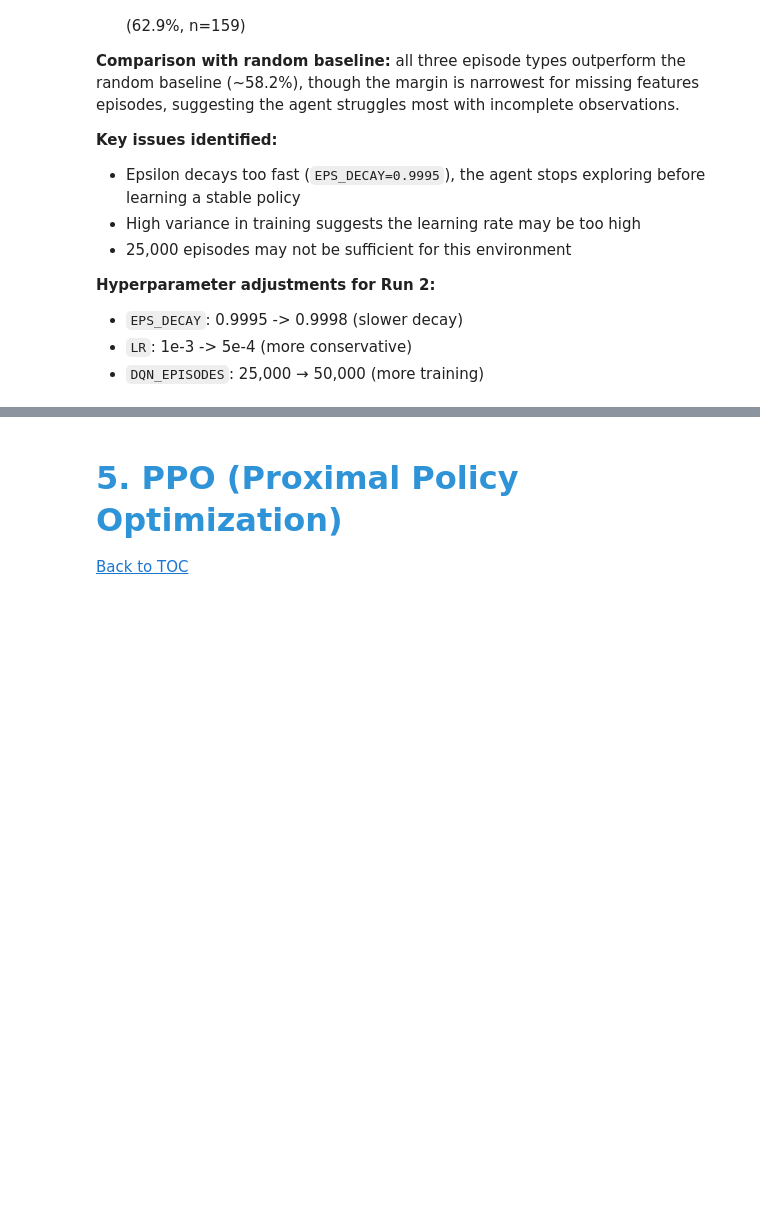
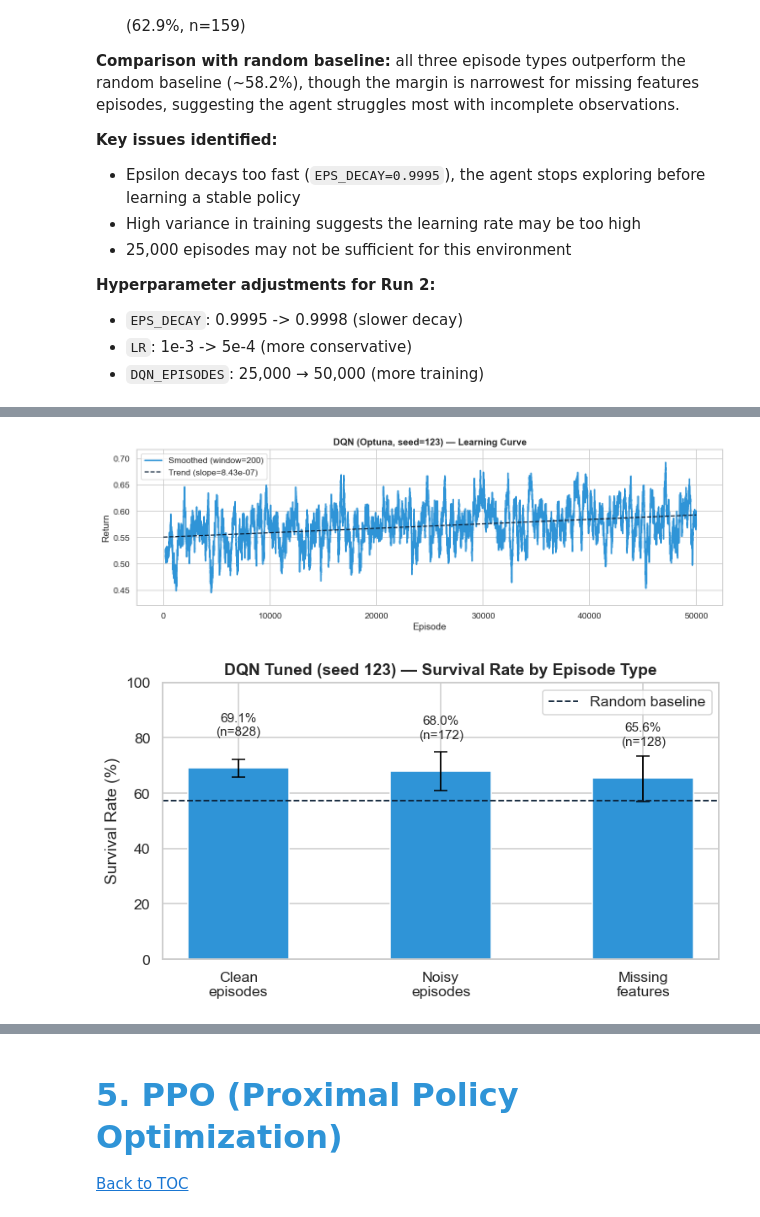
Before and after one commit to mariamiguel720/Reinforcement-Learning-Project-25-26, a Jupyter notebook: RL_Config_B - cópia.ipynb, the cells around one changed output, grey strips where cells are left out. Saved outputs shown, nothing was run; the diff lists cells and outputs as text; code cells hidden in the pictures; blank space fills up the shorter version.

```diff
--- a/RL_Config_B - cópia.ipynb
+++ b/RL_Config_B - cópia.ipynb
@@ -1044,0 +1238,19 @@ print(df_dqn.to_string())
+# %%
+# Final evaluation — select best seed and evaluate
+CHOSEN_SEED_DQN = 123
+print(f'Chosen seed: {CHOSEN_SEED_DQN}  (best_eval = {dqn_seed_results[CHOSEN_SEED_DQN]["best_eval"]:.4f})')
+
+# Load the best checkpoint for the chosen seed
+dqn_final = QNetwork().to(device)
+dqn_final.load_state_dict(
+    torch.load(f'{DQN_FINAL_DIR}/dqn_seed{CHOSEN_SEED_DQN}.pth', map_location=device)
+)
+dqn_final.eval()
+
+# Full evaluation (1000 episodes, broken down by episode type)
+dqn_tuned_eval = evaluate(
+    dqn_final, make_clinical_env, is_ppo=False,
+    label=f'DQN Tuned (seed {CHOSEN_SEED_DQN})', n_episodes=1000, baseline=clinical_rand_mean
+)
+
+DQN_TUNED_SURVIVAL = float(np.mean(np.array(dqn_tuned_eval['returns']) > 0)) * 100
@@ -1044,0 +1275,18 @@ print(df_dqn.to_string())
+# %%
+# Learning curve for the best seed's final model
+dqn_returns_chosen = np.load(f'{DQN_FINAL_DIR}/dqn_seed{CHOSEN_SEED_DQN}_returns.npy')
+
+plot_learning_curve(
+    dqn_returns_chosen,
+    label=f'DQN (Optuna, seed={CHOSEN_SEED_DQN})'
+)
+
+# Episode-type comparison for the Optuna model
+plot_episode_type_comparison(
+    dqn_tuned_eval['noisy'], dqn_tuned_eval['clean'], dqn_tuned_eval['missing'],
+    label=f'DQN Tuned (seed {CHOSEN_SEED_DQN})',
+    baseline=clinical_rand_mean
+)
+# %% [output]
+[figure, added]
+[figure, added]
```
Also changed, not shown: parts of 16 cells of this notebook, 12 other files.
